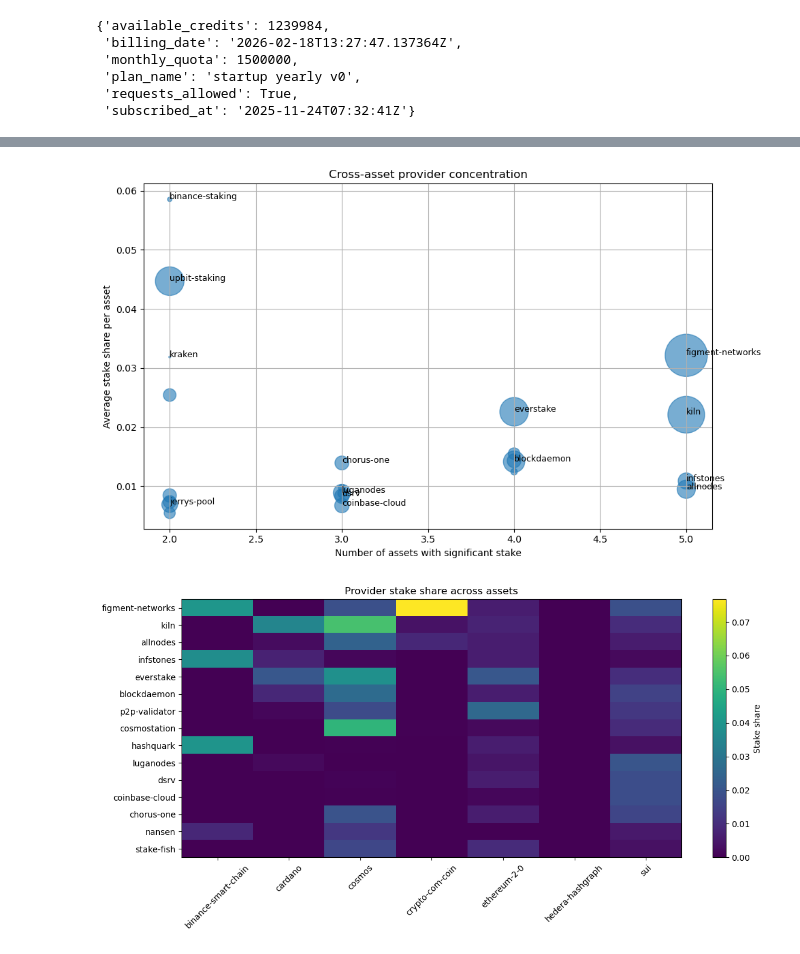
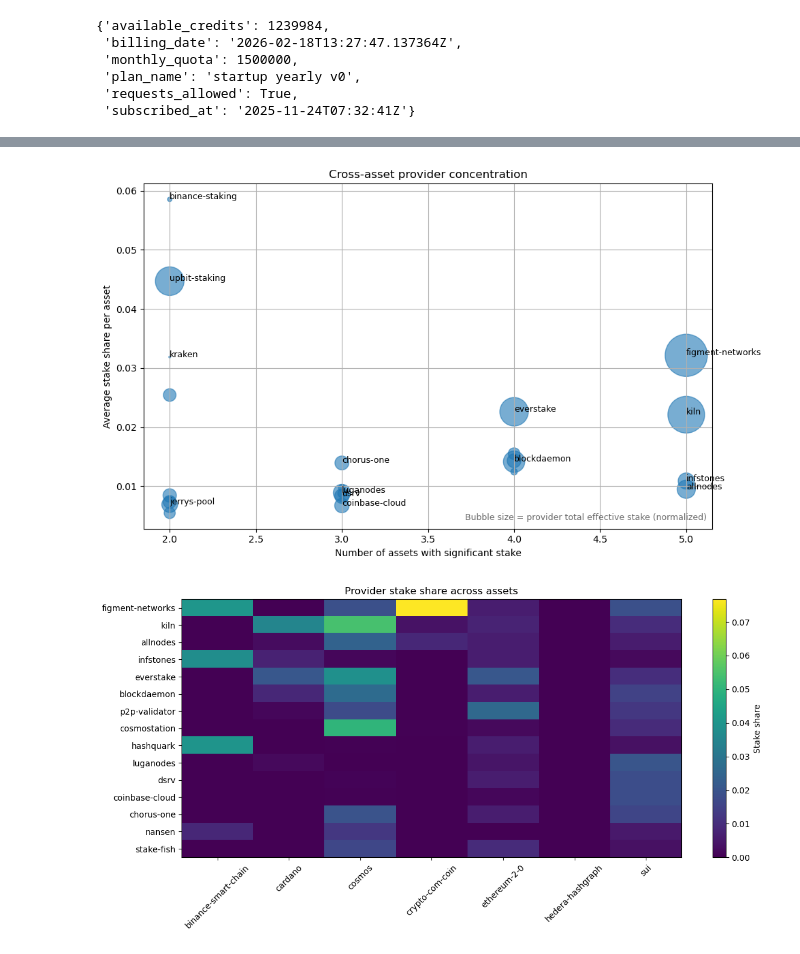
Before and after one commit to schwmi/StakingProviderConcentrationAnalysis, a Jupyter notebook: StakingRewardsAnalysis.ipynb, the cells around one changed output, grey strips where cells are left out. Drawn from its saved outputs; the diff is of its cells as text; code cells hidden in the pictures.

```diff
--- a/StakingRewardsAnalysis.ipynb
+++ b/StakingRewardsAnalysis.ipynb
@@ -915,6 +915,8 @@ ax.scatter(
     s=size,
     alpha=0.6,
 )
+
+# Bubble area scales with total_effective_stake, normalized to max=2000
 
 # ---- label strategy: label only "important" providers ----
 TOP_N_BY_TOTAL = 12
@@ -940,34 +942,46 @@ for _, row in provider_cross.iterrows():
         row["assets_present"],
         row["mean_asset_share"],
         row["provider"],
         fontsize=9
     )
     texts.append(t)
 
 # de-overlap labels if adjustText is available
 if USE_ADJUST_TEXT and texts:
     adjust_text(
         texts,
         ax=ax,
         expand_points=(1.2, 1.2),
         expand_text=(1.2, 1.2),
         arrowprops=dict(arrowstyle="-", lw=0.4, alpha=0.7),
     )
 
 ax.set_xlabel("Number of assets with significant stake")
 ax.set_ylabel("Average stake share per asset")
 ax.set_title("Cross-asset provider concentration")
+
+ax.text(
+    0.99,
+    0.02,
+    "Bubble size = provider total effective stake (normalized)",
+    transform=ax.transAxes,
+    ha="right",
+    va="bottom",
+    fontsize=9,
+    color="dimgray",
+)
+
 ax.grid(True)
 
 fig.tight_layout()
 
 fig.savefig(
     "figures/cross_asset_bubble.pdf",
     format="pdf",
     bbox_inches="tight",
 )
 # %% [output]
-[figure, old version]
+[figure, new version]
 # %%
 pivot = provider_asset_df.pivot_table(
     index="provider",
```
Also changed, not shown: parts of 8 cells of this notebook.
